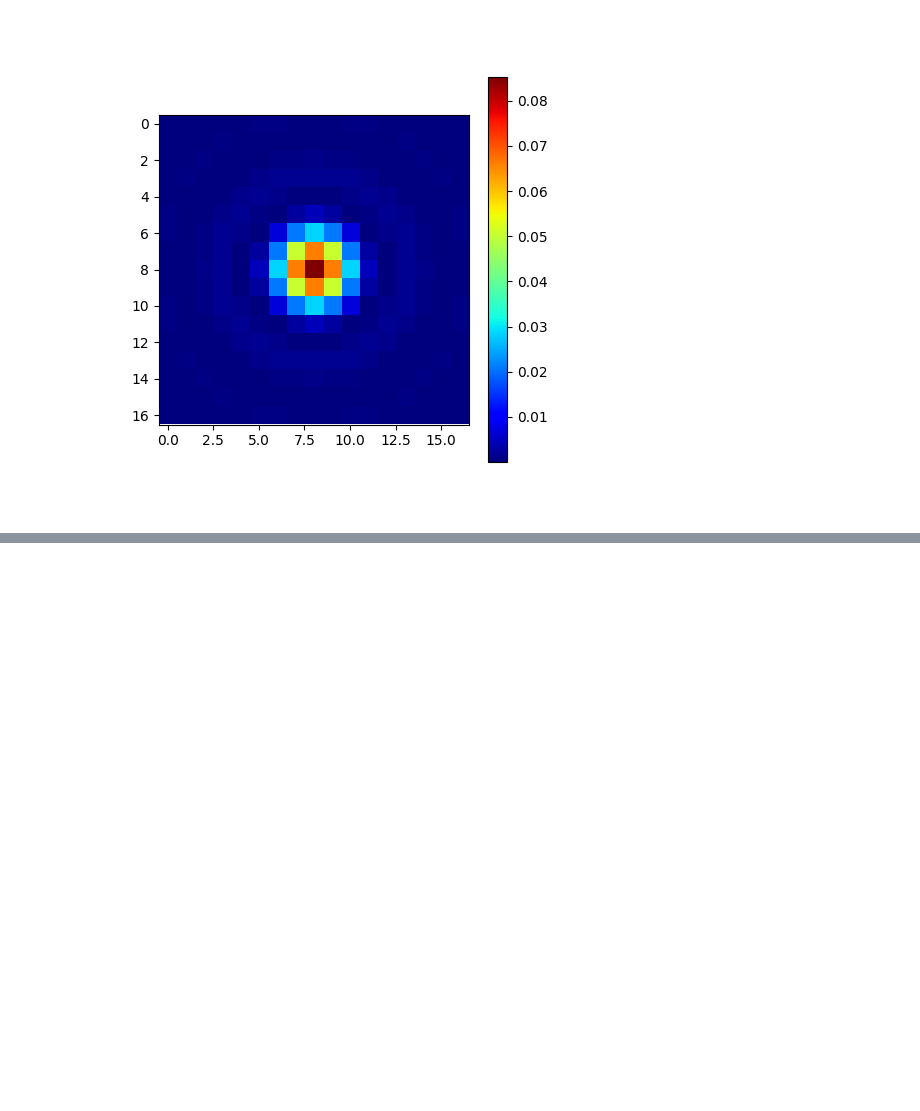
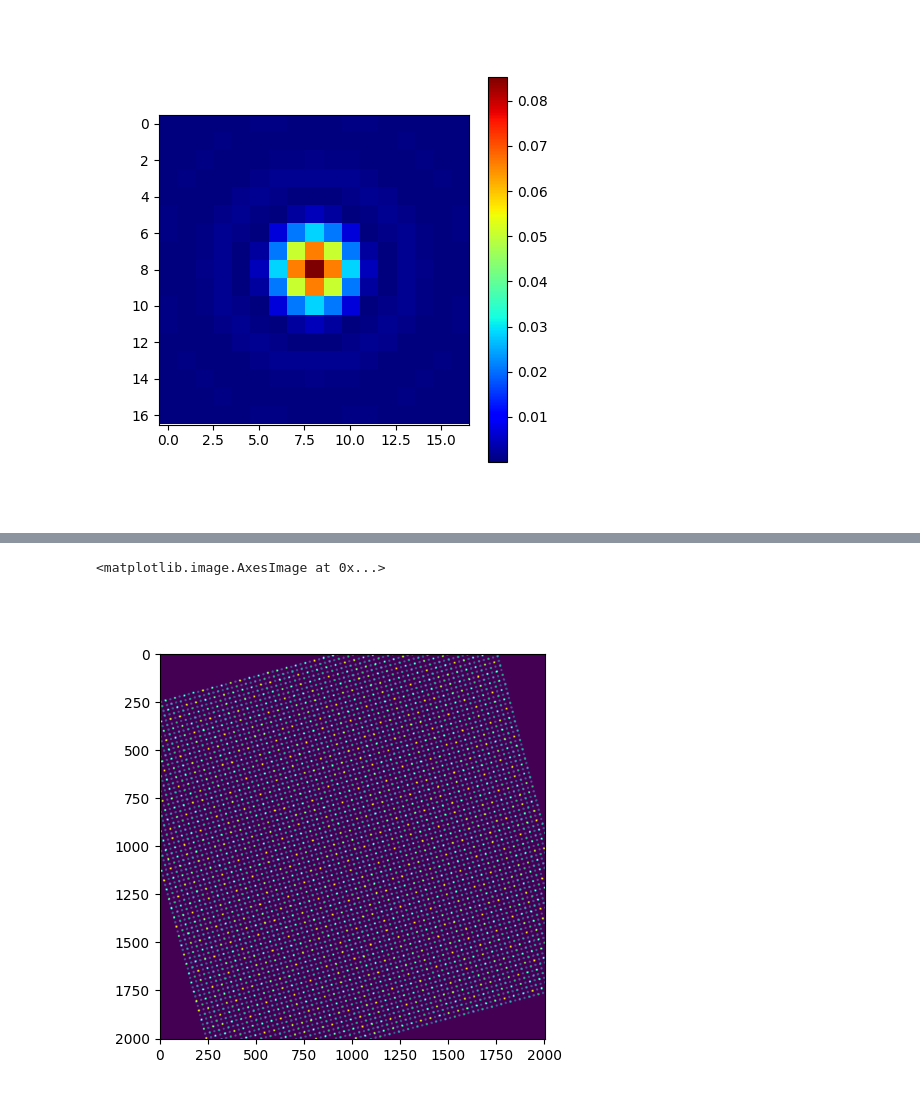
Before and after one commit to utkarshp1161/pystemsim, a Jupyter notebook: Generate_Dataset.ipynb, the cells around one changed output, grey strips where cells are left out. Saved outputs shown, nothing was run; the diff lists cells and outputs as text; code cells hidden in the pictures; blank space fills up the shorter version.

```diff
--- a/Generate_Dataset.ipynb
+++ b/Generate_Dataset.ipynb
@@ -96,3 +122,12 @@ ax[1].imshow(noisy_image, cmap='gray')
+# %%
+masks = dg.get_masks(rot_xtal, axis_extent = axis_extent, pixel_size = pixel_size, radius = 5, mode='integer')
+
+fig, ax = plt.subplots(1, 1, sharex=True, sharey=True, figsize=(5, 5))
+
+ax.imshow(masks, cmap='viridis')
+# %% [output]
+<matplotlib.image.AxesImage at 0x...>
+[figure, added]
 # %%
 # Crop and zoom
 batch_ims = dg.shotgun_crop(noisy_image, crop_size = 512, n_crops = n_crops, seed = crop_param_seed, magnification_var = magnification_var, roi = 'middle')
```
Also changed, not shown: parts of 8 cells of this notebook, 1 other file.
